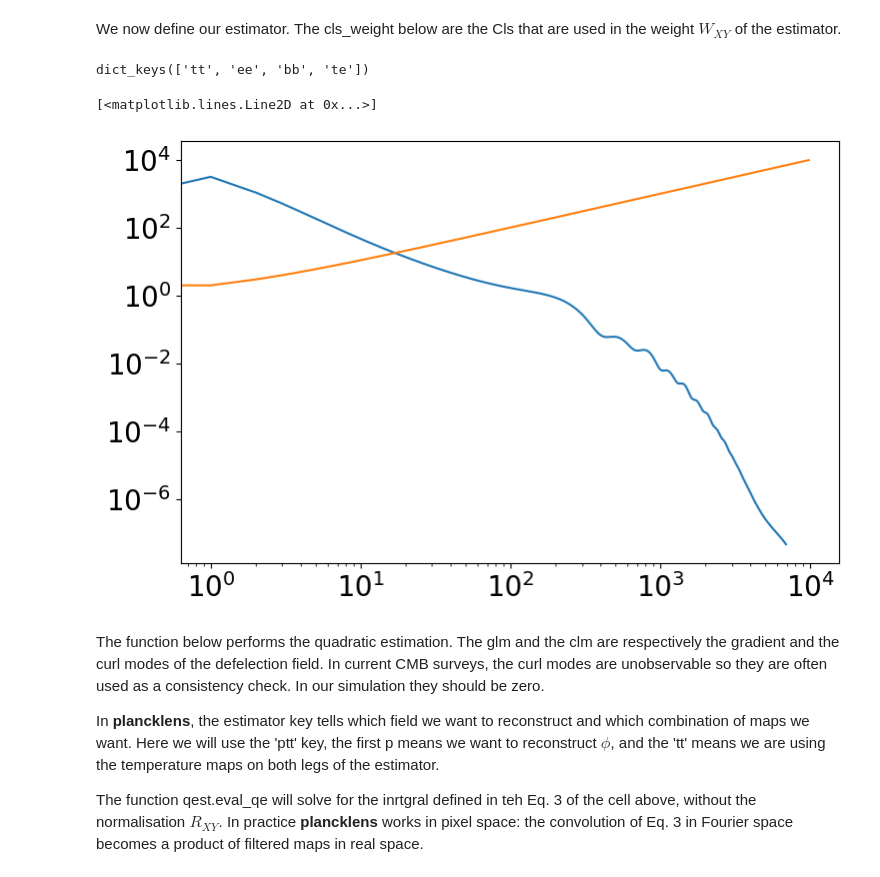
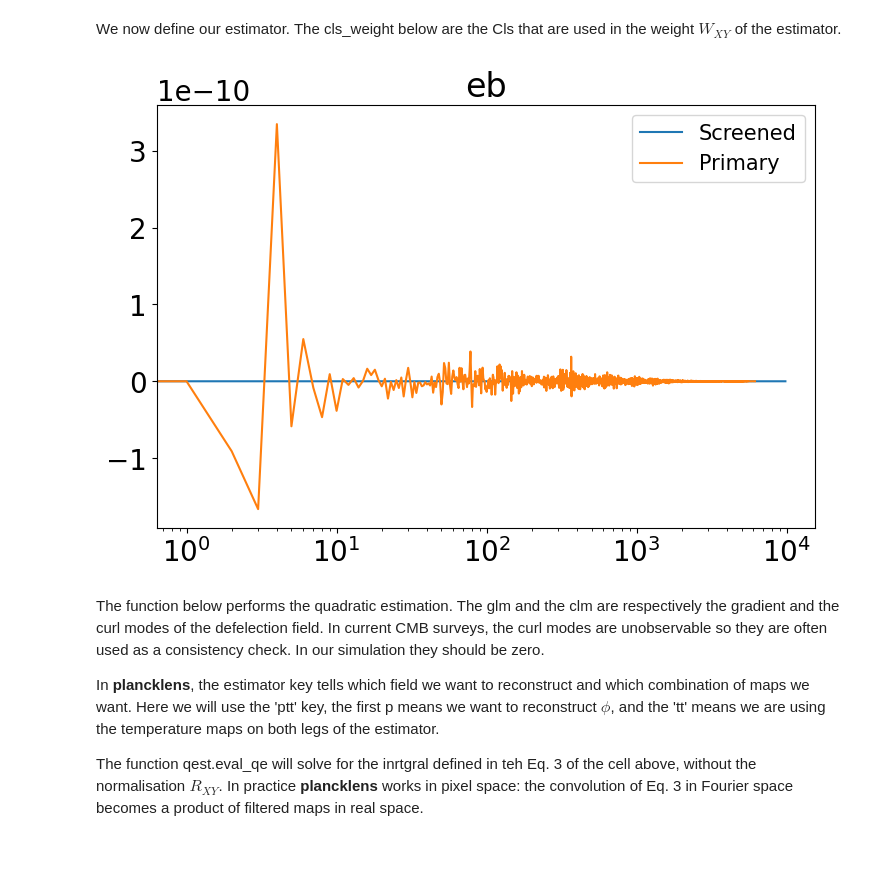
Before and after one commit to adeliegorce/preion, a Jupyter notebook: cross-correlations/With_Pee/tau_QE.ipynb, the cells around one changed output. Cells and saved outputs as stored; diff of their text form; code cells hidden in the pictures.

```diff
--- a/cross-correlations/With_Pee/tau_QE.ipynb
+++ b/cross-correlations/With_Pee/tau_QE.ipynb
@@ -483,17 +519,6 @@ The cls_weight below are the Cls that are used in the weight $W_{XY}$ of the est
 # %%
 # We want to reconstruct the lensing potential field up to this lmax
 lmax_qlm = lmax_ivf#2048
-# %%
-out = hp.alm2cl([tobs_lm, eobs_lm, bobs_lm], lmax=lmax_ivf)
-cls_weight = {}
-for i, key in enumerate(['tt', 'ee', 'bb', 'be']):
-    cls_weight[key] = out[i]
 # %%
-# cls_path = opj(os.path.dirname(os.path.abspath(plancklens.__file__)), 'data', 'cls')
-# cls_weight = utils.camb_clfile(os.path.join(cls_path, 'FFP10_wdipole_lensedCls.dat'))
-# plt.loglog(cls_weight['tt'])
-# plt.plot(CMB_Cells[:, 0])
+cls_path = opj(os.path.dirname(os.path.abspath(plancklens.__file__)), 'data', 'cls')
+cl_unl = utils.camb_clfile(opj(cls_path, 'FFP10_wdipole_lenspotentialCls.dat'))
-# %% [output]
-dict_keys(['tt', 'ee', 'bb', 'te'])
-[<matplotlib.lines.Line2D at 0x...>]
-[figure, removed]
@@ -500,3 +533,17 @@ dict_keys(['tt', 'ee', 'bb', 'te'])
+# %%
+key = 'eb'
+ik = ['tt', 'ee', 'bb', 'eb', 'te', 'tb'].index(key) + 1
+
+plt.figure()
+plt.semilogx(cls_weight[key], label='Screened')
+plt.semilogx(primary_cls_from_maps[key], label='Primary')
+# plt.plot(CMB_Cells[:, ik])
+plt.title(key)
+plt.legend()
+if key in ['tt', 'ee', 'bb']:
+    plt.yscale('log')
+# %% [output]
+[figure, added]
 # %% [markdown]
 The function below performs the quadratic estimation.
 The glm and the clm are respectively the gradient and the curl modes of the defelection field.
```
Also changed, not shown: parts of 28 cells of this notebook, 1 other file.
